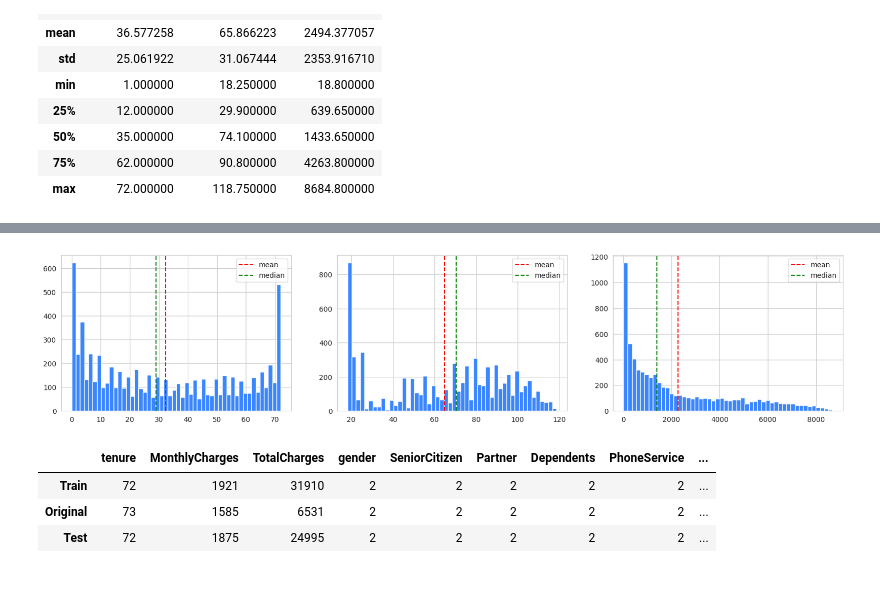
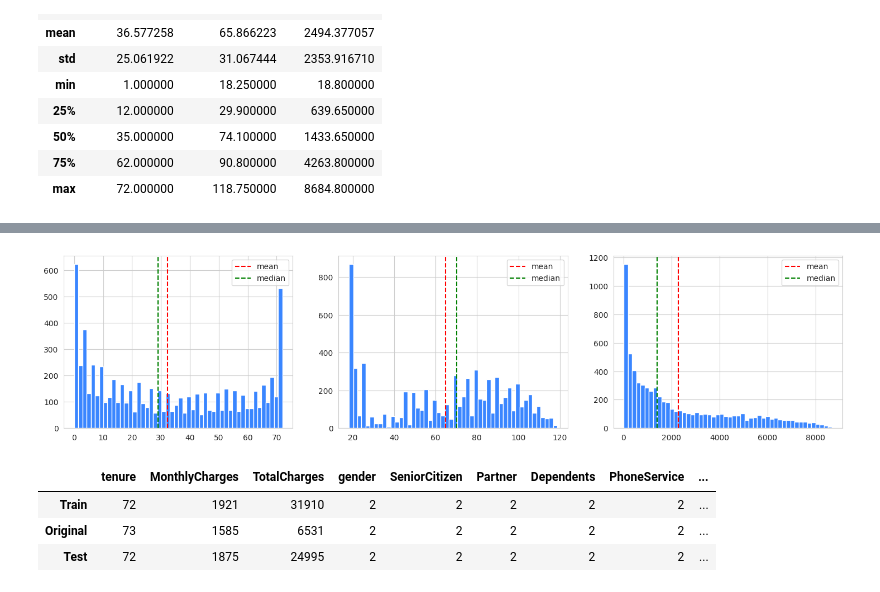
Before and after one commit to coded-sly/ps6e3-Customer-Churn, a Jupyter notebook: ps6e3-tabnet-trainer.ipynb, the cells around one changed output, grey strips where cells are left out. Saved outputs shown, nothing was run; the diff lists cells and outputs as text; code cells hidden in the pictures.

```diff
--- a/ps6e3-tabnet-trainer.ipynb
+++ b/ps6e3-tabnet-trainer.ipynb
@@ -223,17 +199,17 @@ Data columns (total 20 columns):
 dtypes: float64(2), int64(3), object(15)
 memory usage: 1.1+ MB
 # %%
-plt.figure(figsize=(20, 4))
+plt.figure(figsize=(18, 4))
 for i, col in enumerate(NUMS):
     plt.subplot(1, 3, i+1)
     ax = plt.hist(orig[col], bins=50)
     plt.axvline(x=orig[col].mean(), color='r', linestyle='--', label='mean')
     plt.axvline(x=orig[col].median(), color='g', linestyle='--', label='median')
     plt.legend()
 
 plt.show()
 # %% [output]
-[figure, old version]
+[figure, new version]
 # %%
 ## -- Unique value counts for each dataset --
 TRAIN_UNIQUE = {}
```
Also changed, not shown: parts of 25 cells of this notebook.
